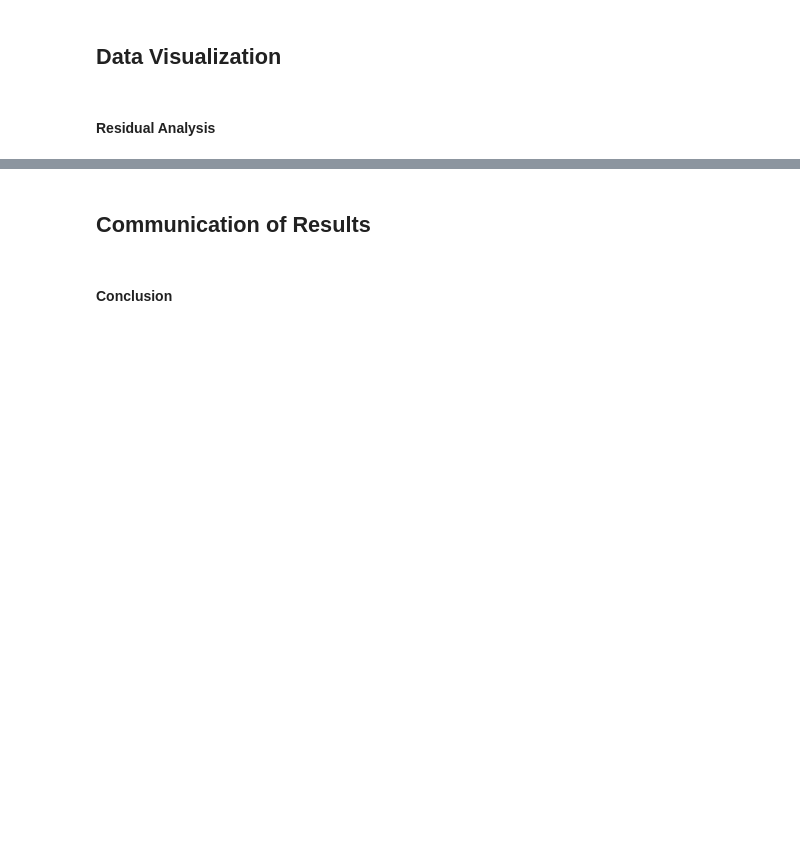
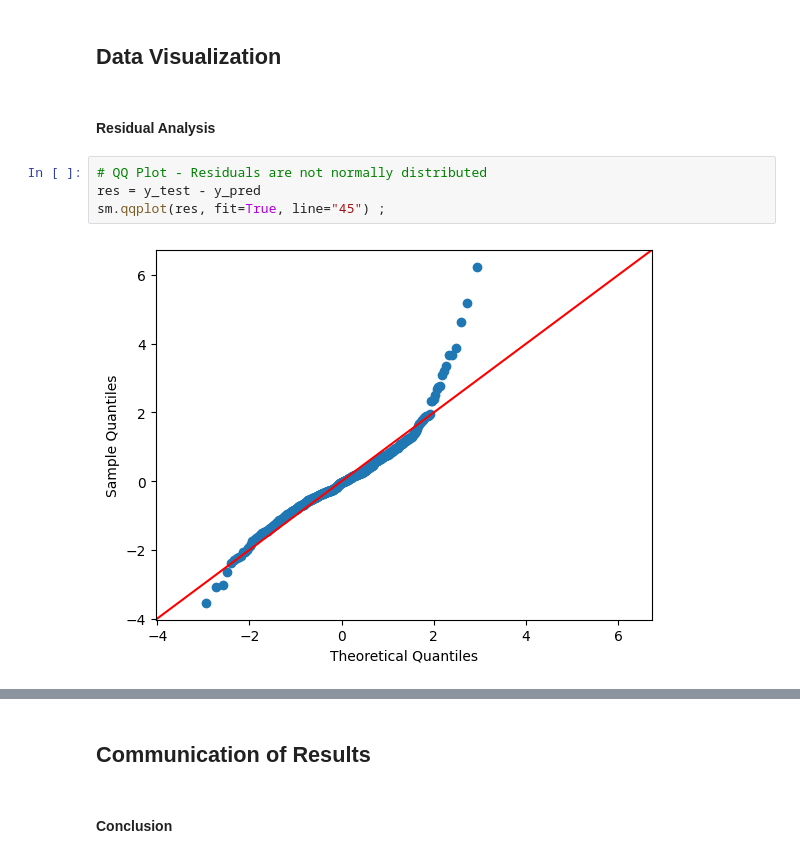
Before and after one commit to efitznm/Data-Science-Portfolio-C22, a Jupyter notebook: Modules/Module_2_Regression/Projects/Instructions/Project.2-Housing/Housing-Pass-15.ipynb, the cells around one changed output, grey strips where cells are left out. Drawn from its saved outputs; the diff is of its cells as text; blank space fills up the shorter version.

```diff
--- a/Modules/Module_2_Regression/Projects/Instructions/Project.2-Housing/Housing-Pass-15.ipynb
+++ b/Modules/Module_2_Regression/Projects/Instructions/Project.2-Housing/Housing-Pass-15.ipynb
@@ -633,3 +694,9 @@ df_work
 ## Data Visualization
 # %% [markdown]
 #### Residual Analysis
+# %%
+# QQ Plot - Residuals are not normally distributed
+res = y_test - y_pred
+sm.qqplot(res, fit=True, line="45") ;
+# %% [output]
+[figure, added]
```
Also changed, not shown: parts of 22 cells of this notebook.
